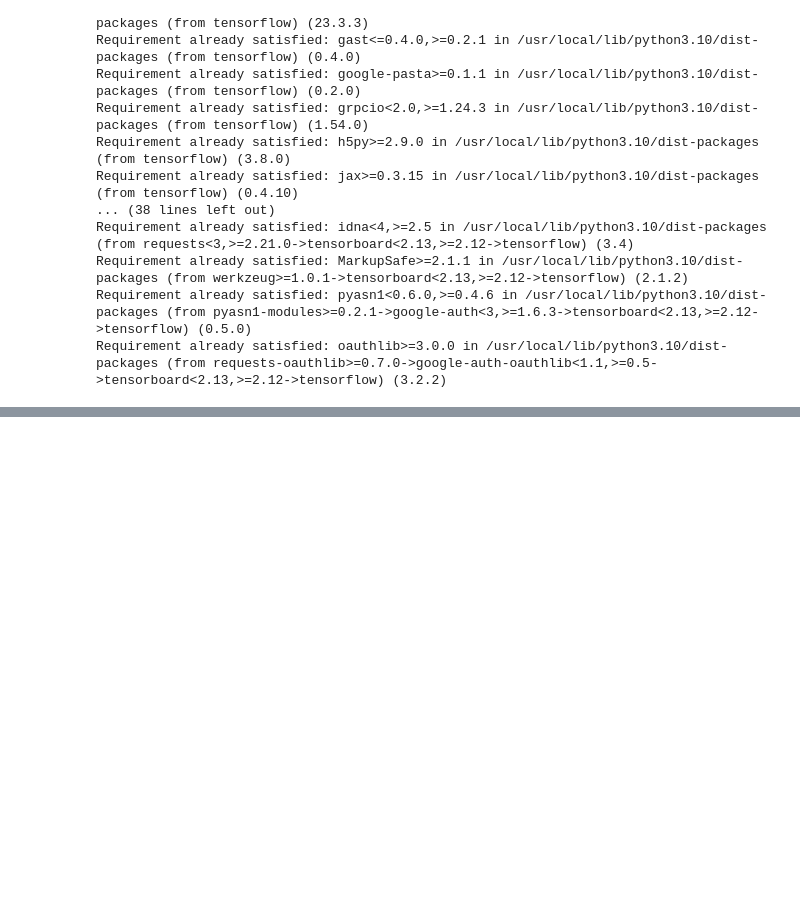
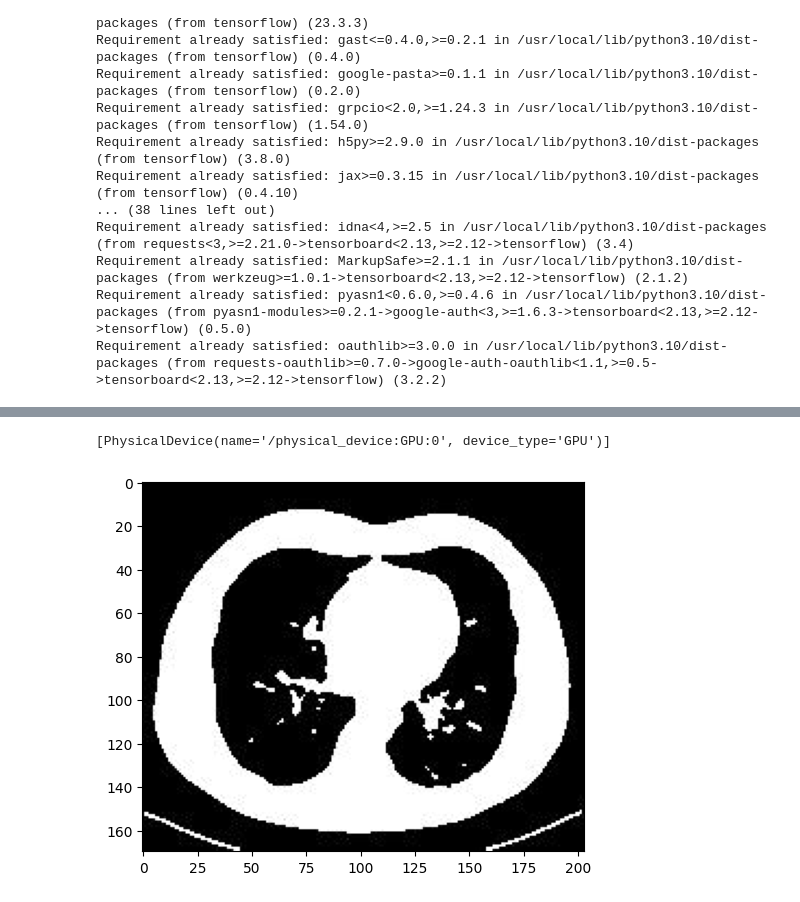
Before and after one commit to JasminPradhan/ML-project-1, a Jupyter notebook: Tumor_Classification.ipynb, the cells around one changed output, grey strips where cells are left out. Cells and saved outputs as stored; diff of their text form; code cells hidden in the pictures; blank space fills up the shorter version.

```diff
--- a/Tumor_Classification.ipynb
+++ b/Tumor_Classification.ipynb
@@ -27 +33,6 @@ import os
+# %%
+gpus=tf.config.experimental.list_physical_devices('GPU')
+gpus
+# %% [output]
+[PhysicalDevice(name='/physical_device:GPU:0', device_type='GPU')]
 # %%
@@ -28,3 +40,17 @@ import os
 gpus=tf.config.experimental.list_physical_devices('GPU')
 for gpu in gpus:
   tf.config.experimental.set_memory_growth(gpu,True)
+# %%
+DATADIR="/content/drive/MyDrive/data/tumor_dataset/Train"
+CATEGORIES=['BENIGN','MALIGNANT','NORMAL']
+
+for category in CATEGORIES:
+  path=os.path.join(DATADIR,category)#path to the respective dir
+  for img in os.listdir(path):
+    img_arr=cv2.imread(os.path.join(path,img),cv2.IMREAD_GRAYSCALE)
+    plt.imshow(img_arr,cmap="gray")
+    plt.show()
+    break
+  break
+# %% [output]
+[figure, added]
```
Also changed, not shown: parts of 10 cells of this notebook.
